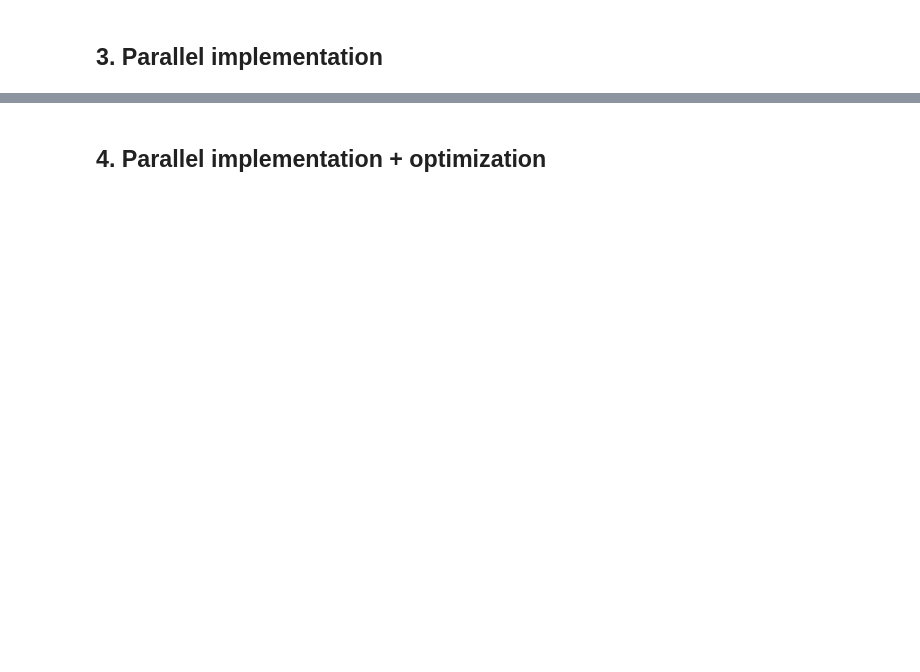
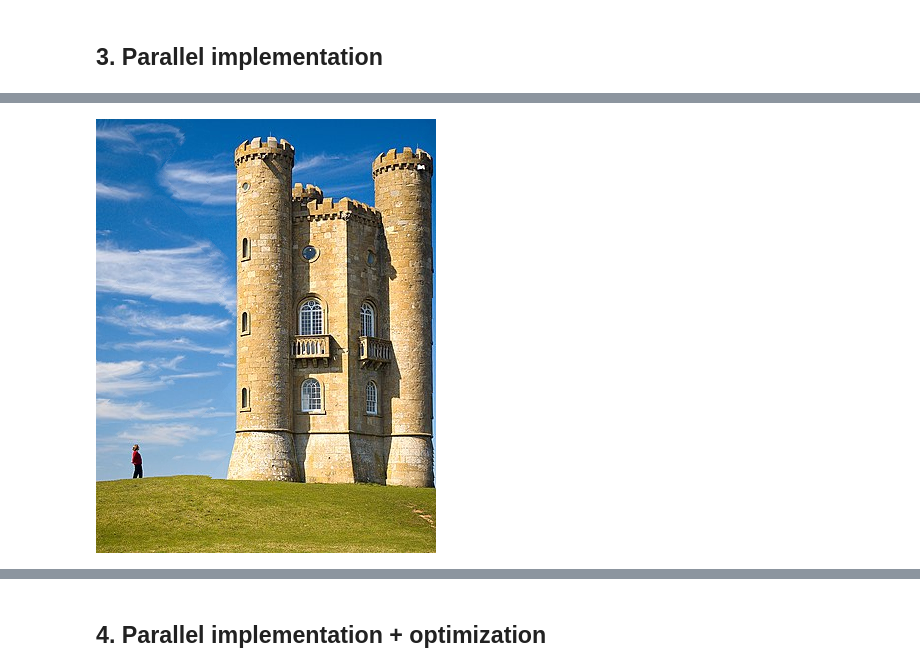
Before and after one commit to tristran2k1/seam-carving, a Jupyter notebook: 19127597_19127607_Parallel.ipynb, the cells around one changed output, grey strips where cells are left out. Drawn from its saved outputs; the diff is of its cells as text; code cells hidden in the pictures; blank space fills up the shorter version.

```diff
--- a/19127597_19127607_Parallel.ipynb
+++ b/19127597_19127607_Parallel.ipynb
@@ -68,0 +124,4 @@ Version GPU 1, 300 seams: 3122.424561 ms
+# %%
+show_pnm("/content/seam-carving/assets/output_dv1.pnm")
+# %% [output]
+[figure, added]
```
Also changed, not shown: parts of 33 cells of this notebook.
